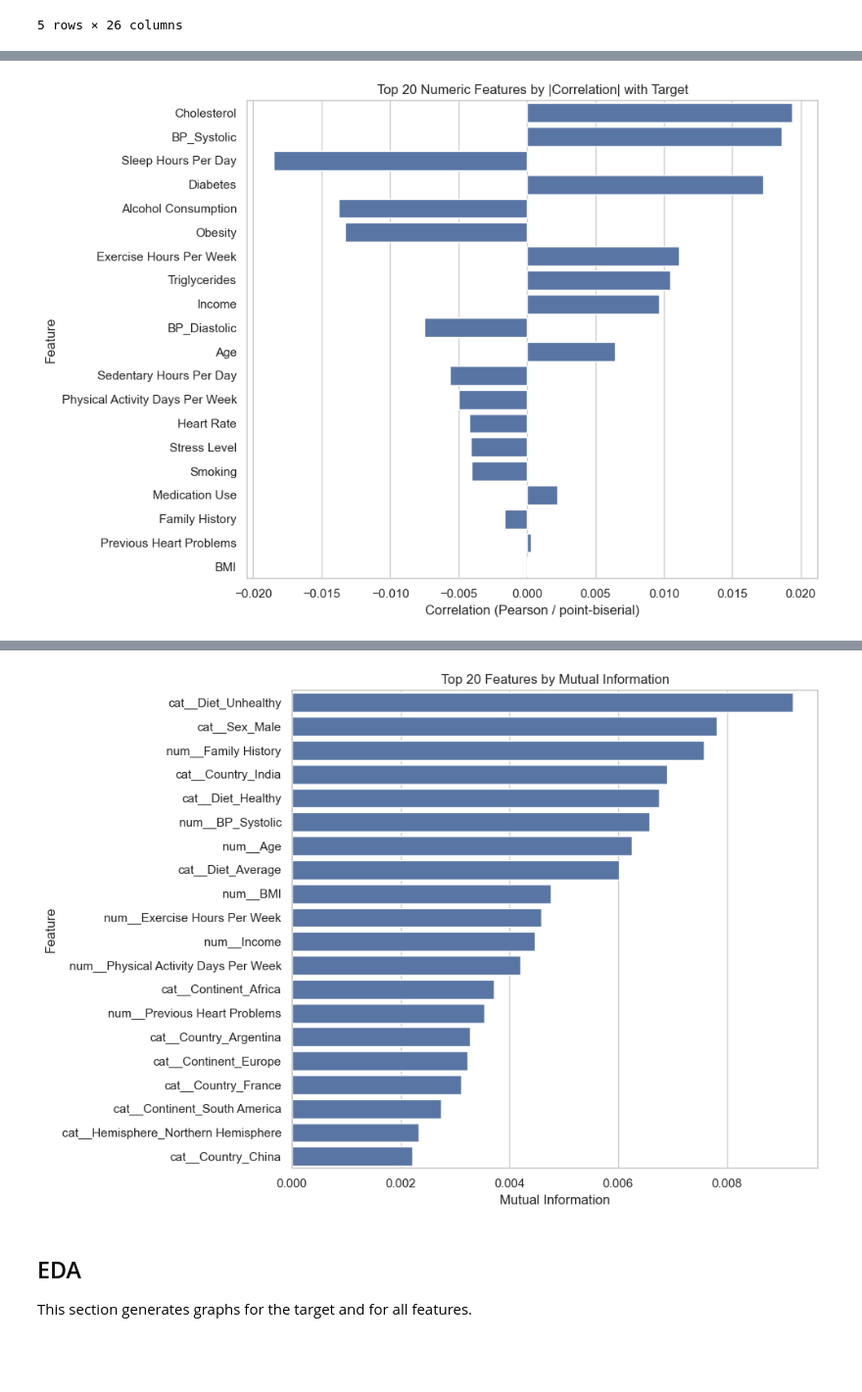
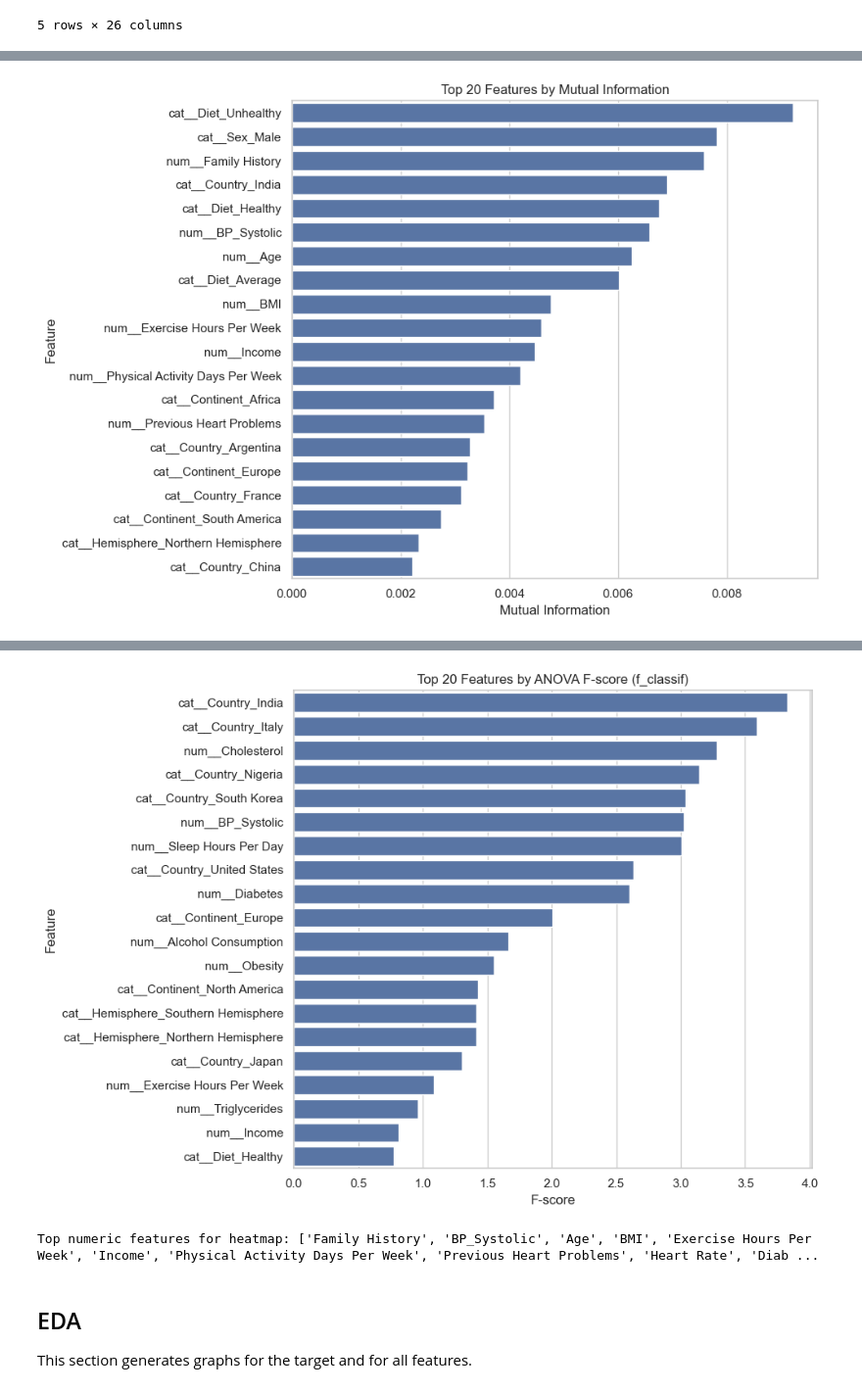
Before and after one commit to OmarHourani01/AI_Project_PSUT, a Jupyter notebook: heart_attack_classification.ipynb, the cells around one changed output, grey strips where cells are left out. Shown at 98% size. Cells and saved outputs as stored; diff of their text form; code cells hidden in the pictures; blank space fills up the shorter version.

```diff
--- a/heart_attack_classification.ipynb
+++ b/heart_attack_classification.ipynb
@@ -164,23 +164,9 @@ These are **quick, model-free** signals to understand which features relate most
 # %%
-from sklearn.feature_selection import mutual_info_classif
+from sklearn.feature_selection import mutual_info_classif, f_classif
+from scipy import sparse
 
-# 1) Numeric correlations with target (point-biserial == Pearson with 0/1 target)
-num_corr = pd.Series(index=numeric_features, dtype=float)
-for col in numeric_features:
-    num_corr[col] = np.corrcoef(X[col].to_numpy(), y.to_numpy())[0, 1]
-num_corr = num_corr.sort_values(key=lambda s: s.abs(), ascending=False)
-display(num_corr.head(20))
-
-plt.figure(figsize=(10, 7))
-sns.barplot(x=num_corr.head(20).values, y=num_corr.head(20).index)
-plt.title('Top 20 Numeric Features by |Correlation| with Target')
-plt.xlabel('Correlation (Pearson / point-biserial)')
-plt.ylabel('Feature')
-plt.tight_layout()
-plt.show()
-
-# 2) Mutual information on a lightweight preprocessed matrix (impute + one-hot; no scaling needed for MI)
-mi_preprocess = ColumnTransformer(
+# Preprocess for filter methods: impute + one-hot (no scaling needed for MI/ANOVA ranking)
+rank_preprocess = ColumnTransformer(
     transformers=[
         ('num', SimpleImputer(strategy='median'), numeric_features),
         ('cat', Pipeline(steps=[
@@ -190,16 +176,17 @@ mi_preprocess = ColumnTransformer(
     ]
 )
 
-X_mi = mi_preprocess.fit_transform(X)
-mi = mutual_info_classif(X_mi, y, random_state=42)
+X_rank = rank_preprocess.fit_transform(X)
+feature_names = (
+    rank_preprocess.get_feature_names_out()
+    if hasattr(rank_preprocess, 'get_feature_names_out')
+    else np.array([f'feature_{i}' for i in range(X_rank.shape[1])])
+ )
 
-if hasattr(mi_preprocess, 'get_feature_names_out'):
-    mi_names = mi_preprocess.get_feature_names_out()
-else:
-    mi_names = np.array([f'feature_{i}' for i in range(X_mi.shape[1])])
-
-mi_s = pd.Series(mi, index=mi_names).sort_values(ascending=False)
-display(mi_s.head(25))
+# --- 1) Mutual Information ---
+mi = mutual_info_classif(X_rank, y, random_state=42)
+mi_s = pd.Series(mi, index=feature_names).sort_values(ascending=False)
+display(mi_s.head(30))
 
 plt.figure(figsize=(10, 7))
 sns.barplot(x=mi_s.head(20).values, y=mi_s.head(20).index)
@@ -208,4 +195,33 @@ plt.xlabel('Mutual Information')
 plt.ylabel('Feature')
 plt.tight_layout()
 plt.show()
+
+# --- 2) ANOVA F-test ---
+# f_classif may densify internally; with ~50–60 features this is fine.
+X_anova = X_rank.toarray() if sparse.issparse(X_rank) else X_rank
+f_scores, pvals = f_classif(X_anova, y)
+anova_s = pd.Series(f_scores, index=feature_names).sort_values(ascending=False)
+display(anova_s.head(30))
+
+plt.figure(figsize=(10, 7))
+sns.barplot(x=anova_s.head(20).values, y=anova_s.head(20).index)
+plt.title('Top 20 Features by ANOVA F-score (f_classif)')
+plt.xlabel('F-score')
+plt.ylabel('Feature')
+plt.tight_layout()
+plt.show()
+
+# --- Numeric features to drive the correlation heatmap later ---
+def _top_numeric_from(series, n=12):
+    # names look like 'num__Age' when produced by ColumnTransformer
+    idx = [name for name in series.index if str(name).startswith('num__')]
+    cleaned = [str(name).replace('num__', '', 1) for name in idx]
+    # keep only real numeric columns (safety)
+    cleaned = [c for c in cleaned if c in numeric_features]
+    return cleaned[:n]
+
+top_numeric_for_heatmap = list(dict.fromkeys(
+    _top_numeric_from(mi_s, n=12) + _top_numeric_from(anova_s, n=12)
+))
+print('Top numeric features for heatmap:', top_numeric_for_heatmap)
 # %% [output]
@@ -228,2 +244,2 @@ BMI                                0.000020
 dtype: float64
-[figure, old version]
+[figure, new version]
@@ -246,5 +262,6 @@ num__Diabetes                           0.000376
 dtype: float64
-[figure, old version]
+[figure, new version]
+Top numeric features for heatmap: ['Family History', 'BP_Systolic', 'Age', 'BMI', 'Exercise Hours Per Week', 'Income', 'Physical Activity Days Per Week', 'Previous Heart Problems', 'Heart Rate', 'Diab ...
 # %% [markdown]
 ## EDA
 This section generates graphs for the target and for all features.
```
Also changed, not shown: parts of 5 cells of this notebook.
